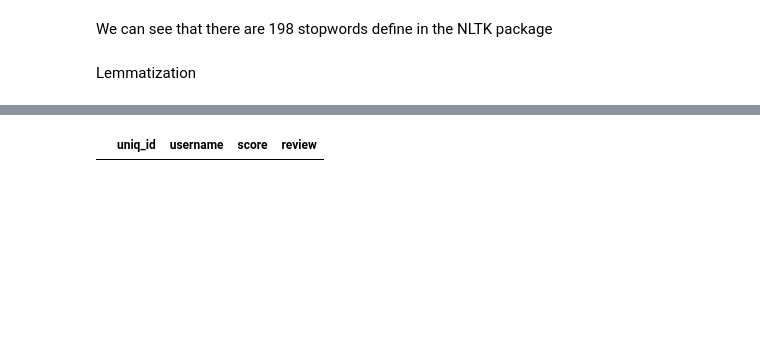
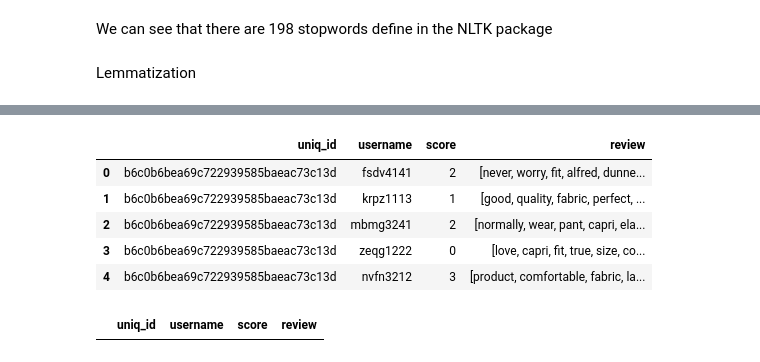
Before and after one commit to Malki9/3601763_BD2, a Jupyter notebook: 3601763_BD2.ipynb, the cells around one changed output, grey strips where cells are left out. Drawn from its saved outputs; the diff is of its cells as text; code cells hidden in the pictures; blank space fills up the shorter version.

```diff
--- a/3601763_BD2.ipynb
+++ b/3601763_BD2.ipynb
@@ -504,3 +524,13 @@ reviews['review'] = reviews['review'].apply(lambda x: [ps.stem(word) for word in
+# %%
+# Check the review column
+reviews.head()
+# %% [output]
+|  | uniq_id | username | score | review |
+| 0 | b6c0b6bea69c722939585baeac73c13d | fsdv4141 | 2 | [never, worry, fit, alfred, dunne... |
+| 1 | b6c0b6bea69c722939585baeac73c13d | krpz1113 | 1 | [good, quality, fabric, perfect, ... |
+| 2 | b6c0b6bea69c722939585baeac73c13d | mbmg3241 | 2 | [normally, wear, pant, capri, ela... |
+| 3 | b6c0b6bea69c722939585baeac73c13d | zeqg1222 | 0 | [love, capri, fit, true, size, co... |
+| 4 | b6c0b6bea69c722939585baeac73c13d | nvfn3212 | 3 | [product, comfortable, fabric, la... |
 # %%
 # Count the rows with null text
 null_reviews = reviews[reviews['review'].isnull()]
```
Also changed, not shown: parts of 11 cells of this notebook.
